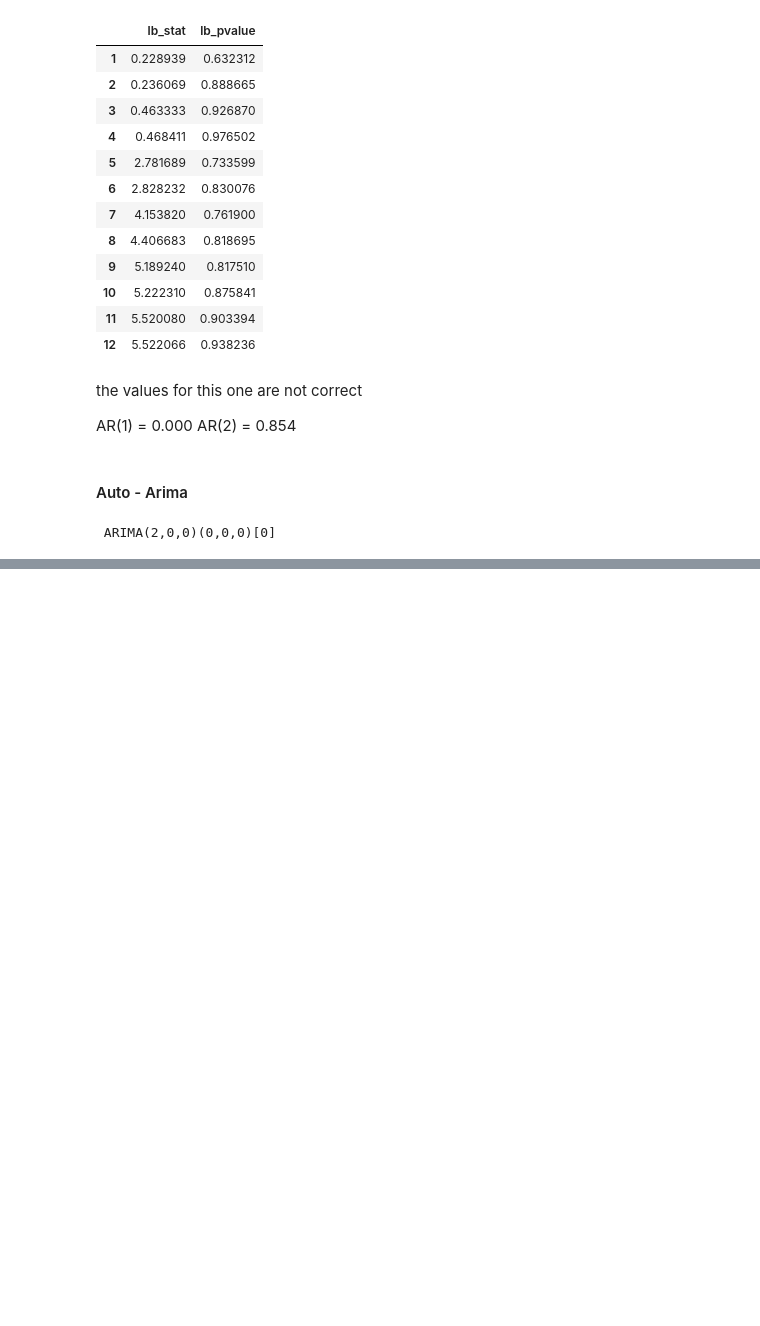
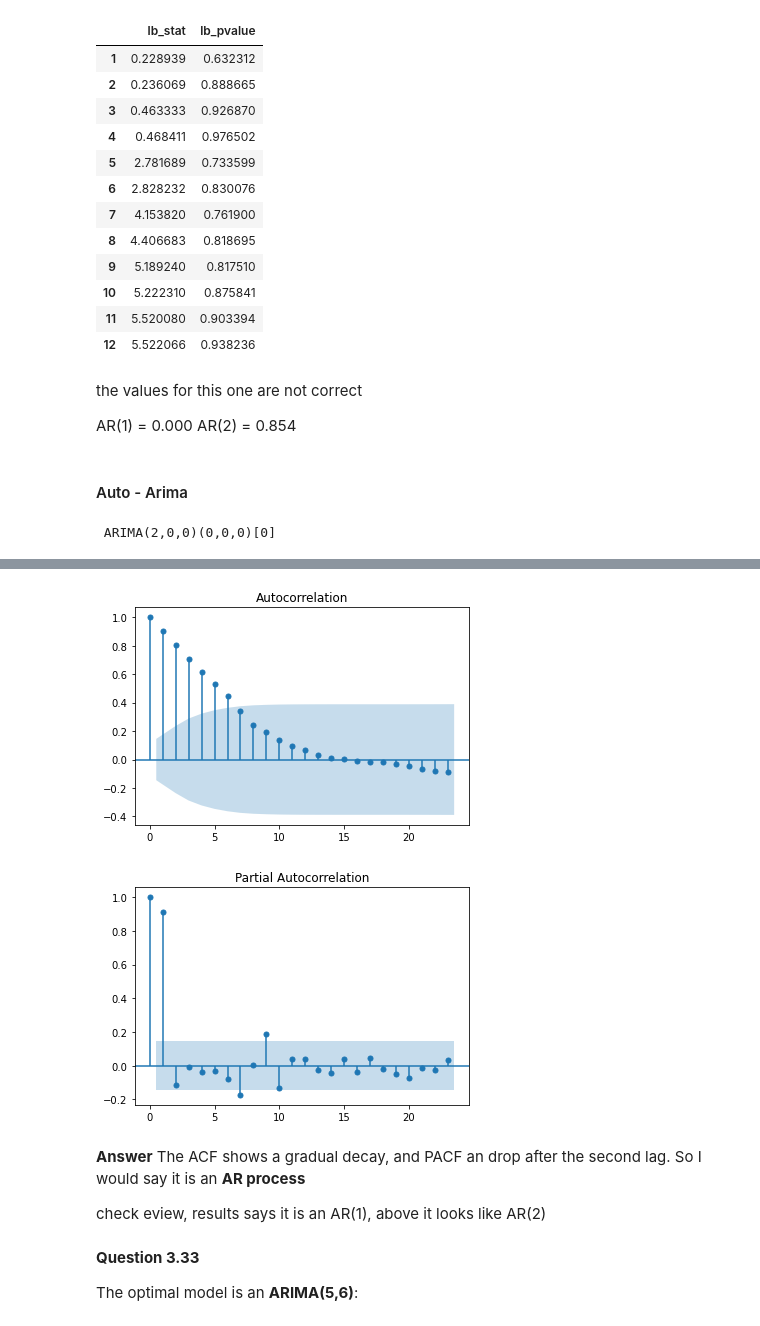
Before and after one commit to goncalosilvame/mf_forecasting, a Jupyter notebook: Module 3 - Questions.ipynb, the cells around one changed output, grey strips where cells are left out. Saved outputs shown, nothing was run; the diff lists cells and outputs as text; code cells hidden in the pictures; blank space fills up the shorter version.

```diff
--- a/Module 3 - Questions.ipynb
+++ b/Module 3 - Questions.ipynb
@@ -613,0 +645,18 @@ NameError: name 'bic' is not defined
+# %%
+from statsmodels.graphics.tsaplots import plot_acf
+from statsmodels.graphics.tsaplots import plot_pacf
+imgLr = plot_acf(pe_ind)
+imgRr = plot_pacf(pe_ind)
+# %% [output]
+[figure, added]
+[figure, added]
+# %% [markdown]
+**Answer**
+The ACF shows a gradual decay, and PACF an drop after the second lag.
+So I would say it is an **AR process**
+
+check eview, results says it is an AR(1), above it looks like AR(2)
+# %% [markdown]
+**Question 3.33**
+
+The optimal model is an **ARIMA(5,6)**:
```
Also changed, not shown: parts of 23 cells of this notebook.
